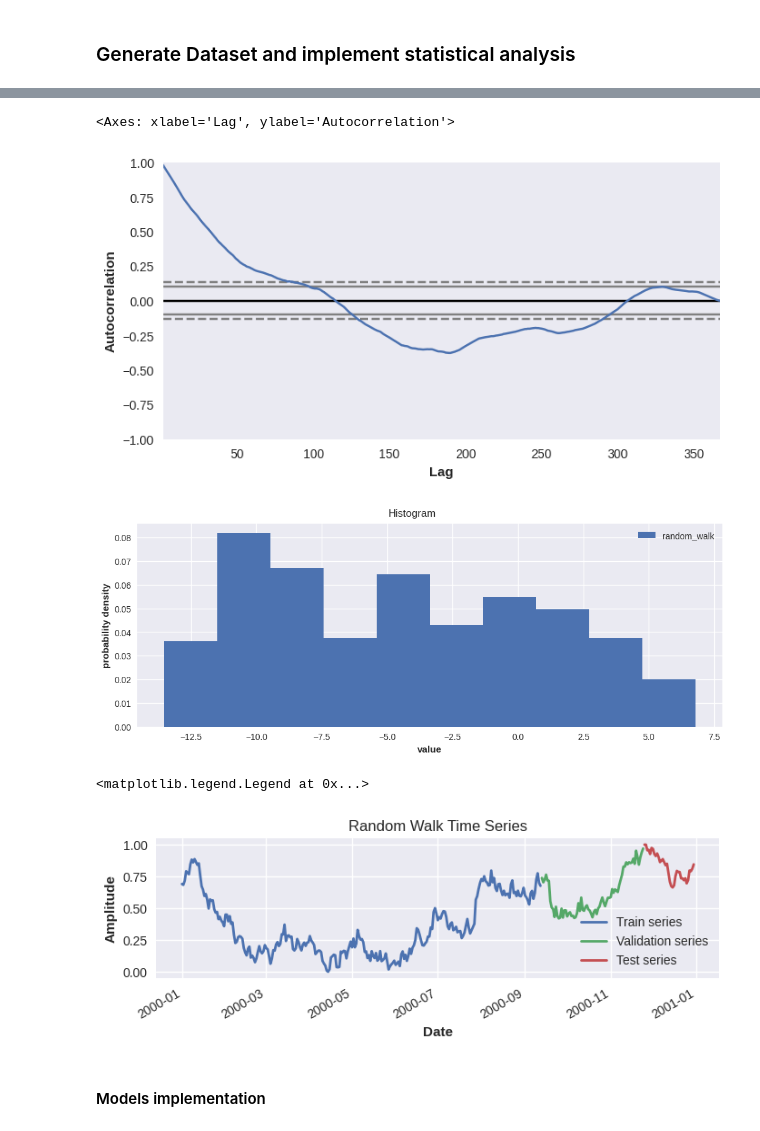
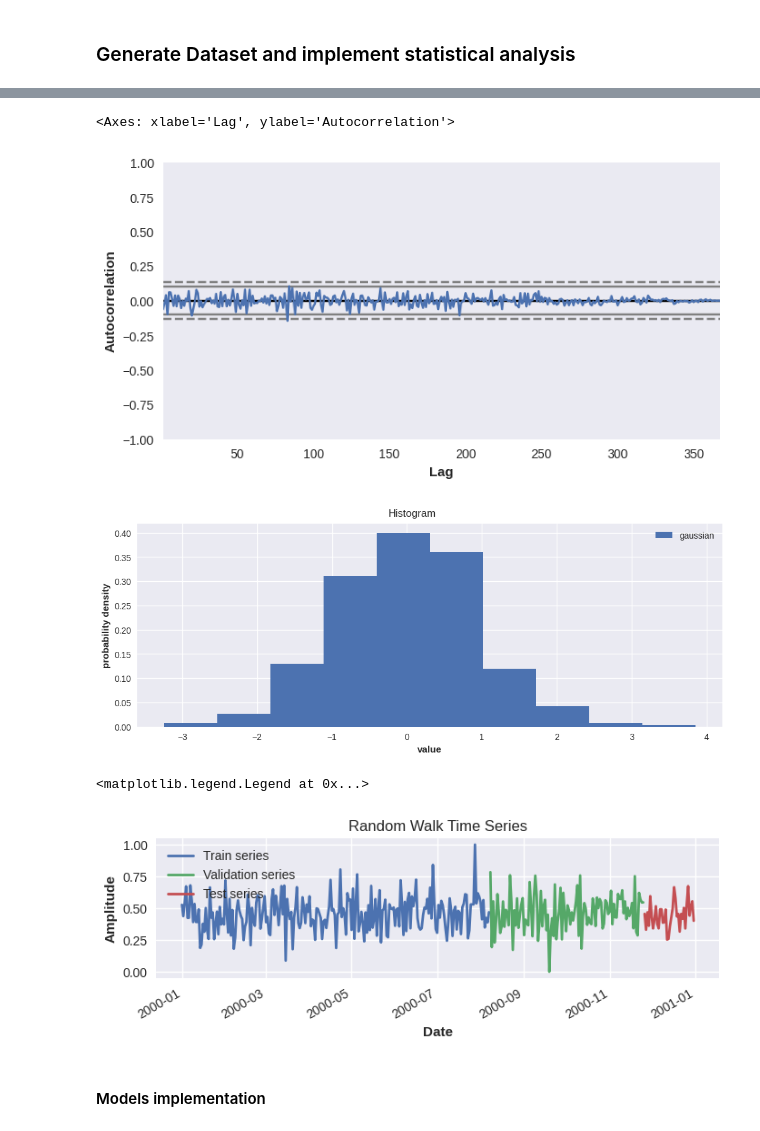
Before and after one commit to m-dougl/machine-learning-forecasting, a Jupyter notebook: main.ipynb, the cells around one changed output, grey strips where cells are left out. Saved outputs shown, nothing was run; the diff lists cells and outputs as text; code cells hidden in the pictures.

```diff
--- a/main.ipynb
+++ b/main.ipynb
@@ -24,7 +24,7 @@ random_state = 42
 # %% [markdown]
 ### Generate Dataset and implement statistical analysis
 # %%
-dataset = random_walk_timeseries(start = pd.Timestamp(year=2000, month=1, day=1),
+dataset = gaussian_timeseries(start = pd.Timestamp(year=2000, month=1, day=1),
                                  end   = pd.Timestamp(year=2001, month=1, day=1))
 plt.figure(figsize=(8, 2))
 dataset.plot(label='Time Series')
@@ -41,35 +41,35 @@ plt.figure(figsize=(8, 4))
 autocorrelation_plot(dataset.pd_dataframe())
 # %% [output]
 <Axes: xlabel='Lag', ylabel='Autocorrelation'>
-[figure, old version]
+[figure, new version]
 # %%
 plot_hist(dataset, density=True, fig_size=(10,4))
 # %% [output]
-[figure, old version]
+[figure, new version]
 # %%
 # scaled time series
 scaler = Scaler()
 scaled_series = scaler.fit_transform(dataset.copy())
 # %%
-train_size = int(0.7 * len(scaled_series))
-valid_size = int(0.2 * len(scaled_series))
+train_size = int(0.6 * len(scaled_series))
+valid_size = int(0.3 * len(scaled_series))
 test_size  = int(0.1 * len(scaled_series))
 
 train = scaled_series[ : train_size]
 val   = scaled_series[train_size : train_size + valid_size]
 test  = scaled_series[train_size + valid_size : train_size + valid_size + test_size]
 
 plt.figure(figsize=(8, 2))
 train.plot(label='Train series')
 val.plot(label='Validation series')
 test.plot(label='Test series')
 plt.title('Random Walk Time Series')
 plt.ylabel('Amplitude')
 plt.xlabel('Date')
 plt.legend()
 # %% [output]
 <matplotlib.legend.Legend at 0x...>
-[figure, old version]
+[figure, new version]
 # %% [markdown]
 #### Models implementation
 # %%
```
Also changed, not shown: parts of 6 cells of this notebook.
